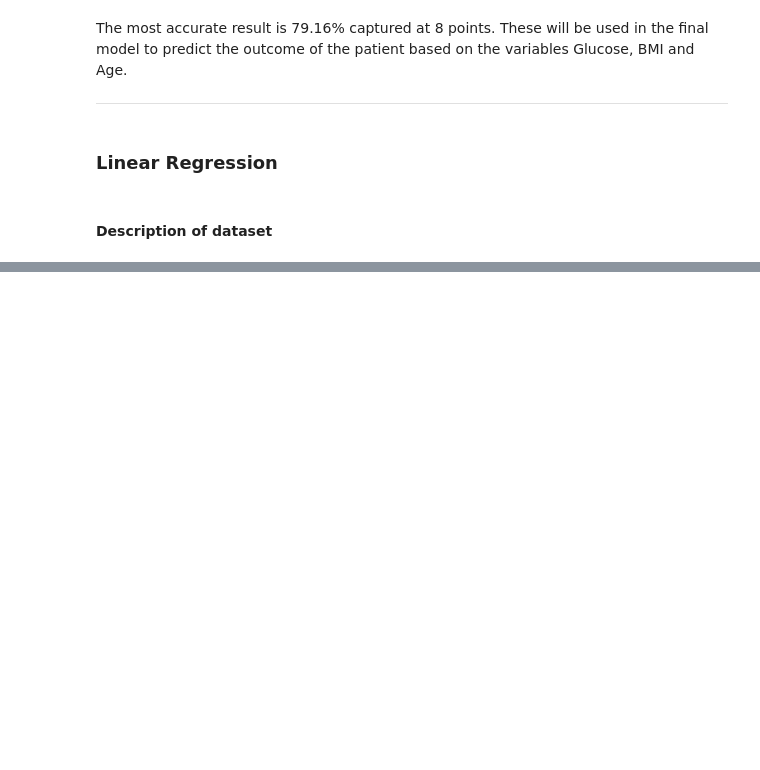
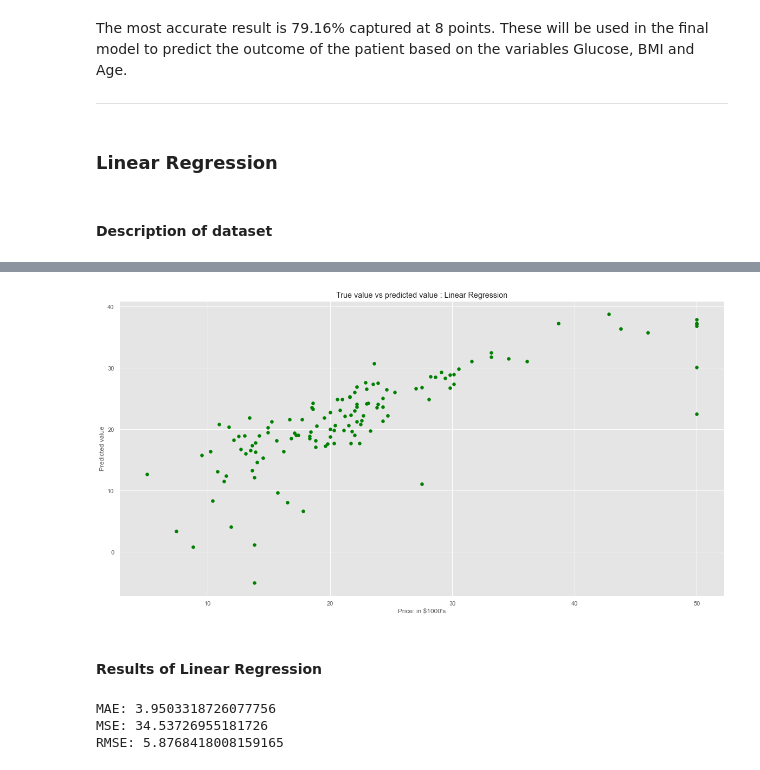
Before and after one commit to nmanley73/Machine_Learning_assessment, a Jupyter notebook: scikit-learn.ipynb, the cells around one changed output, grey strips where cells are left out. Drawn from its saved outputs; the diff is of its cells as text; code cells hidden in the pictures; blank space fills up the shorter version.

```diff
--- a/scikit-learn.ipynb
+++ b/scikit-learn.ipynb
@@ -260,0 +313,17 @@ df.plot.scatter('RM', 'MEDV')
+# %%
+lr = LinearRegression()
+lr.fit(X_train,y_train)
+
+y_pred = lr.predict(X_test)
+# %%
+# Plotting Scatter graph to show the prediction
+# results - 'ytrue' value vs 'y_pred' value
+plt.scatter(y_test, y_pred, c = 'green')
+plt.xlabel("Price: in $1000's")
+plt.ylabel("Predicted value")
+plt.title("True value vs predicted value : Linear Regression")
+plt.show()
+# %% [output]
+[figure, added]
+# %% [markdown]
+#### Results of Linear Regression
@@ -260,0 +336,10 @@ df.plot.scatter('RM', 'MEDV')
+# %%
+# results of Linear Regression
+
+print('MAE:', metrics.mean_absolute_error(y_test, y_pred))
+print('MSE:', metrics.mean_squared_error(y_test, y_pred))
+print('RMSE:', np.sqrt(metrics.mean_squared_error(y_test, y_pred)))
+# %% [output]
+MAE: 3.9503318726077756
+MSE: 34.53726955181726
+RMSE: 5.8768418008159165
```
Also changed, not shown: parts of 21 cells of this notebook.
